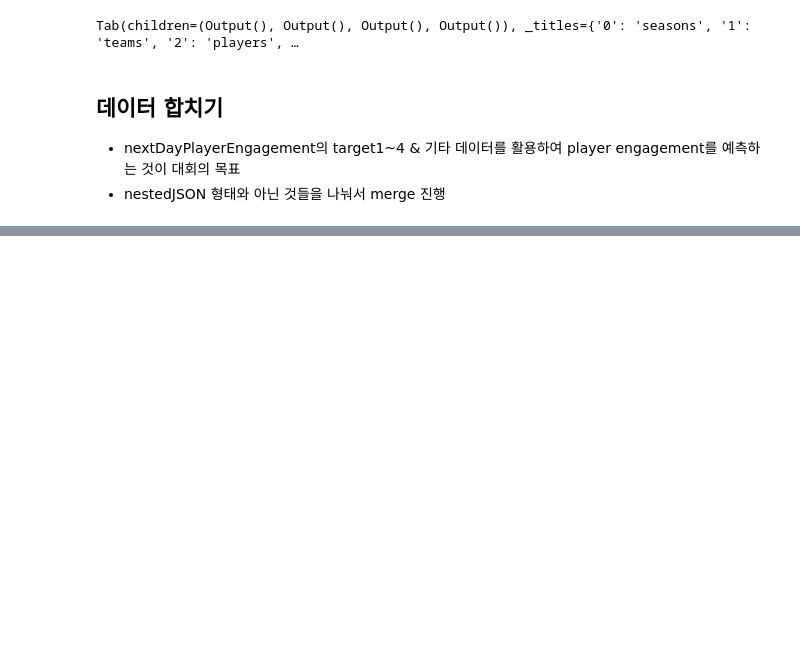
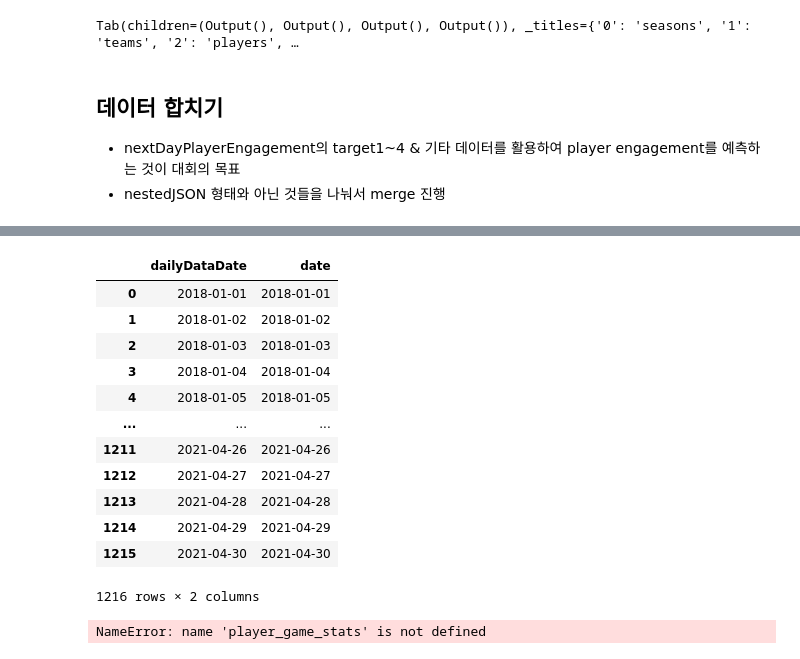
Before and after one commit to starfishkenny/Projects, a Jupyter notebook: 20210715_Train&Others.ipynb, the cells around one changed output, grey strips where cells are left out. Cells and saved outputs as stored; diff of their text form; code cells hidden in the pictures; blank space fills up the shorter version.

Commit message:
updated notebook (found error)

```diff
--- a/20210715_Train&Others.ipynb
+++ b/20210715_Train&Others.ipynb
@@ -762,6 +762,10 @@ Tab(children=(Output(), Output(), Output(), Output()), _titles={'0': 'seasons',
 * nextDayPlayerEngagement의 target1~4 & 기타 데이터를 활용하여 player engagement를 예측하는 것이 대회의 목표
 * nestedJSON 형태와 아닌 것들을 나눠서 merge 진행
 # %%
+%%time
+
+# 데이터프레임을 하나씩 만들고 train 데이터는 메모리에서 삭제
+
 daily_data_unnested_dfs = pd.DataFrame(data =
                                       {'dfName': train.drop('date', axis=1).columns.values.tolist()})
 
@@ -840,7 +844,7 @@ dates_with_info['seasonPart'] = np.select(
     default = np.nan)
 
 # player stats 관련 데이터
-player_game_stats = playerBS.copy().rename(columns={'teamID': 'gameTeamID', 'teamName': 'gameTeamName' }) # roster와 혼동되지 않도록 이름 변경
+player_game_stats = playerBS.copy().rename(columns={'teamID': 'gameTeamID', 'teamName': 'gameTeamName' }) # rosters와 혼동되지 않도록 이름 변경
 
 # 각종 stat 정리
 
@@ -880,9 +884,11 @@ player_game_stats['noHitter'] = np.where(
     1, 0
 ) # True면 1, False면 0
 
+player_game_stats
+
+# 에러
 player_date_stats_agg = pd.merge(
-  (player_game_stats.
-    groupby(['dailyDataDate', 'playerId'], as_index=False).
+  (player_game_stats.groupby(['dailyDataDate', 'playerId'], as_index=False).
     # 따로 더할 필요성이 있는 데이터들을 더해주고
     agg(
       numGames = ('gamePK', 'nunique'),
@@ -908,5 +914,26 @@ player_date_stats_agg = pd.merge(
 )
 
 # games를 팀들간 경기 당 1row로 정리하고 teamBS와 합친다
-# 정규시즌 및
+# 정규시즌 및 포스트시즌 경기로 필터링
+games_for_stats = games[
+        np.isin(games['gameType'], ['R','F','D','L','W','C','P']) &
+        ~pd.isna(games['homeScore']) &
+        ~pd.isna(games['awayScore']) # 정상적인 스코어를 가진 데이터 필터링
+]
+
+# 홈팀의 관점에서 games_for_stats 정리
+games_home_perspective = games_for_stats.copy()
+
+games_home_perspective.columns = [
+    col_value.replace('home','team').replace('away','opp') for # team=home, opp=away
+    col_value in games_home_perspective.columns.values]
+
+games_home_perspective['isHomeTeam'] = 1
+
+# 원정팀의 관점에서 games_for_stats 정리
+games_away_perspective = games_for_stats.copy()
+
+games_away_perspective = [
+    col_value.replace('home', 'opp').replace('away', 'team') for # opp=home, team=away
+    col_value in games_away_perspective.columns.values]
 # %% [output]
@@ -913,0 +941,13 @@ KeyError: 'dailyDataDate'
+|  | dailyDataDate | date |
+| 0 | 2018-01-01 | 2018-01-01 |
+| 1 | 2018-01-02 | 2018-01-02 |
+| 2 | 2018-01-03 | 2018-01-03 |
+| 3 | 2018-01-04 | 2018-01-04 |
+| 4 | 2018-01-05 | 2018-01-05 |
+| ... | ... | ... |
+| 1211 | 2021-04-26 | 2021-04-26 |
+| 1212 | 2021-04-27 | 2021-04-27 |
+| 1213 | 2021-04-28 | 2021-04-28 |
+| 1214 | 2021-04-29 | 2021-04-29 |
+| 1215 | 2021-04-30 | 2021-04-30 |
+1216 rows × 2 columns
@@ -913,0 +956,4 @@ KeyError: 'dailyDataDate'
+# %%
+player_game_stats.info()
+# %% [output]
+NameError: name 'player_game_stats' is not defined
```
Also changed, not shown: parts of 2 cells of this notebook.
